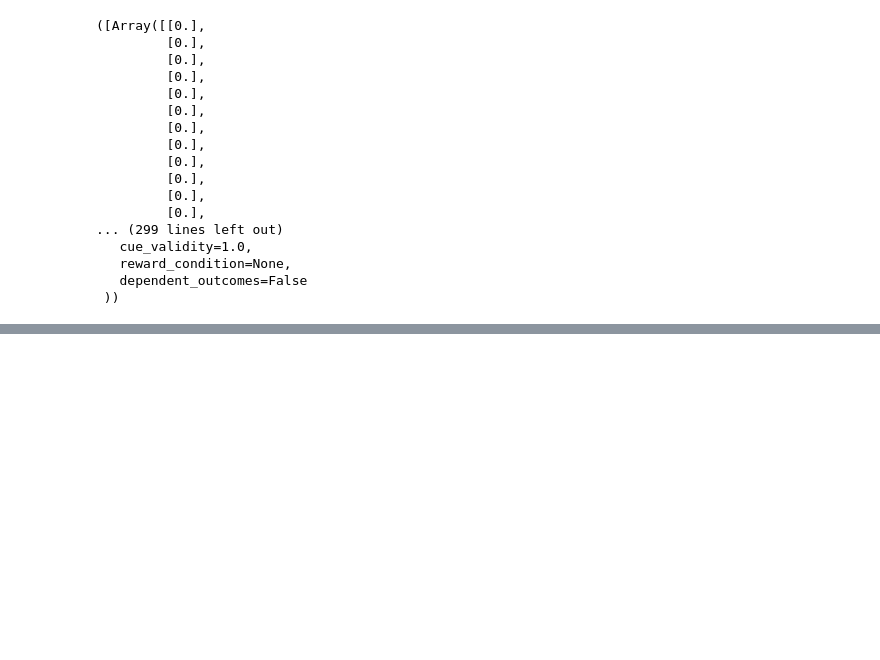
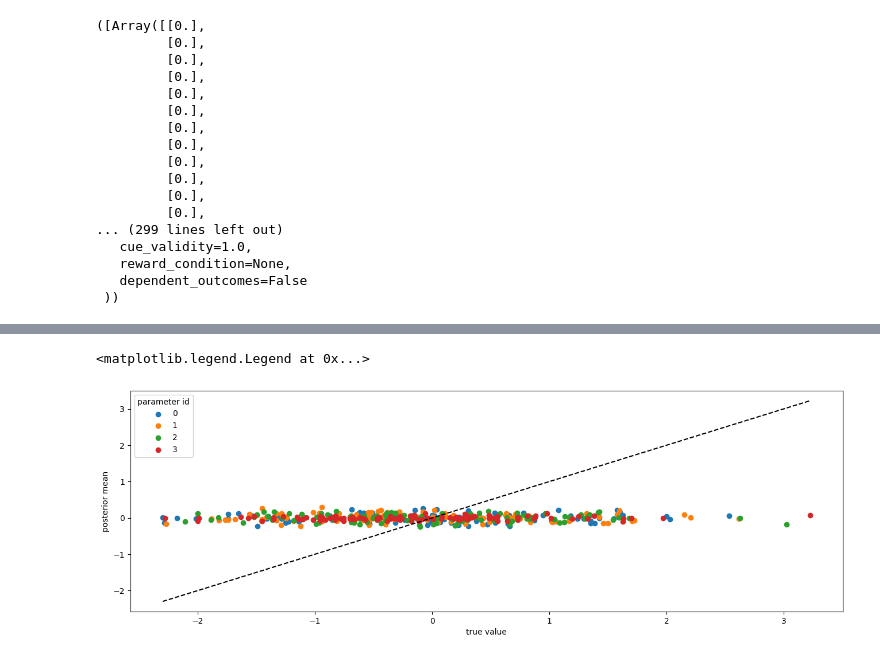
Before and after one commit to infer-actively/pymdp, a Jupyter notebook: examples/model_fitting/fitting_with_pybefit.ipynb, the cells around one changed output, grey strips where cells are left out. Saved outputs shown, nothing was run; the diff lists cells and outputs as text; code cells hidden in the pictures; blank space fills up the shorter version.

```diff
--- a/examples/model_fitting/fitting_with_pybefit.ipynb
+++ b/examples/model_fitting/fitting_with_pybefit.ipynb
@@ -180,0 +234,13 @@ ValueError: vmap got inconsistent sizes for array axes to be mapped:
+# %%
+plt.figure(figsize=(16, 5))
+ground_truth_z = samples['z'][0]
+for i in range(num_params):
+    plt.scatter(ground_truth_z[:, i], svi_samples["z"].mean(0)[:, i], label=i)
+
+plt.plot((ground_truth_z.min(), ground_truth_z.max()), (ground_truth_z.min(), ground_truth_z.max()), "k--")
+plt.ylabel("posterior mean")
+plt.xlabel("true value")
+plt.legend(title="parameter id")
+# %% [output]
+<matplotlib.legend.Legend at 0x...>
+[figure, added]
```
Also changed, not shown: parts of 8 cells of this notebook, 1 other file.
